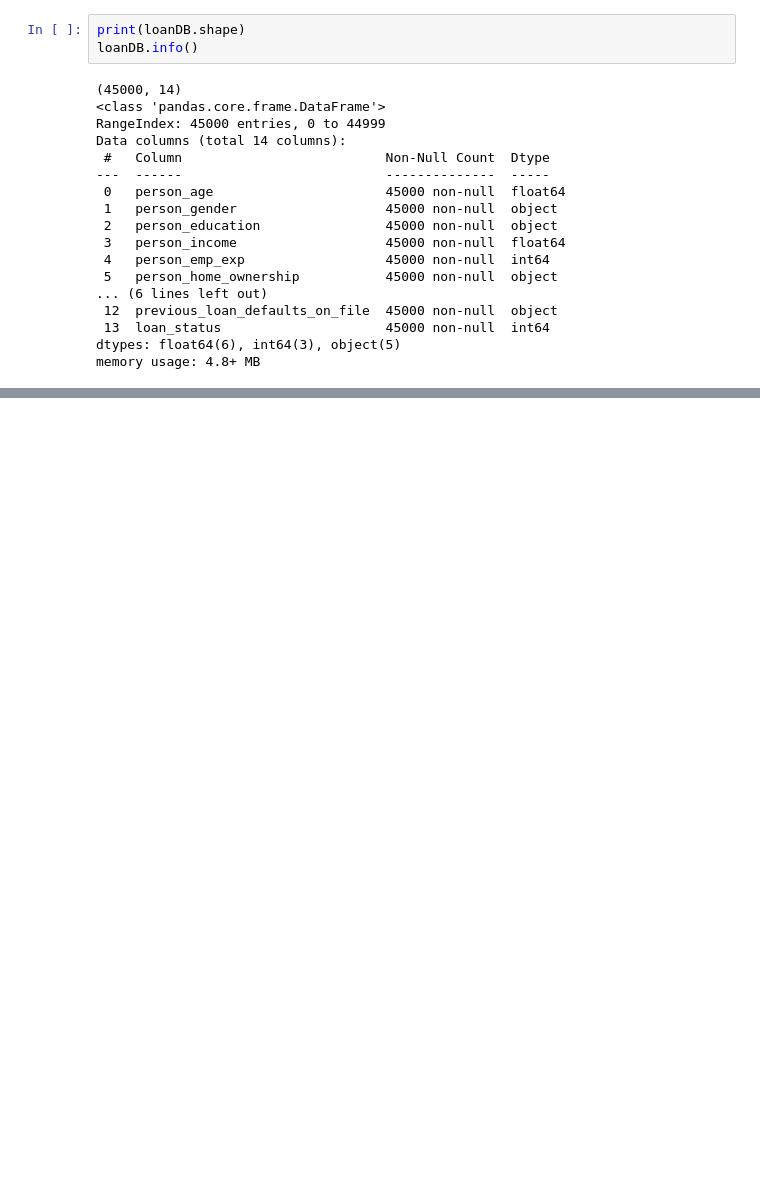
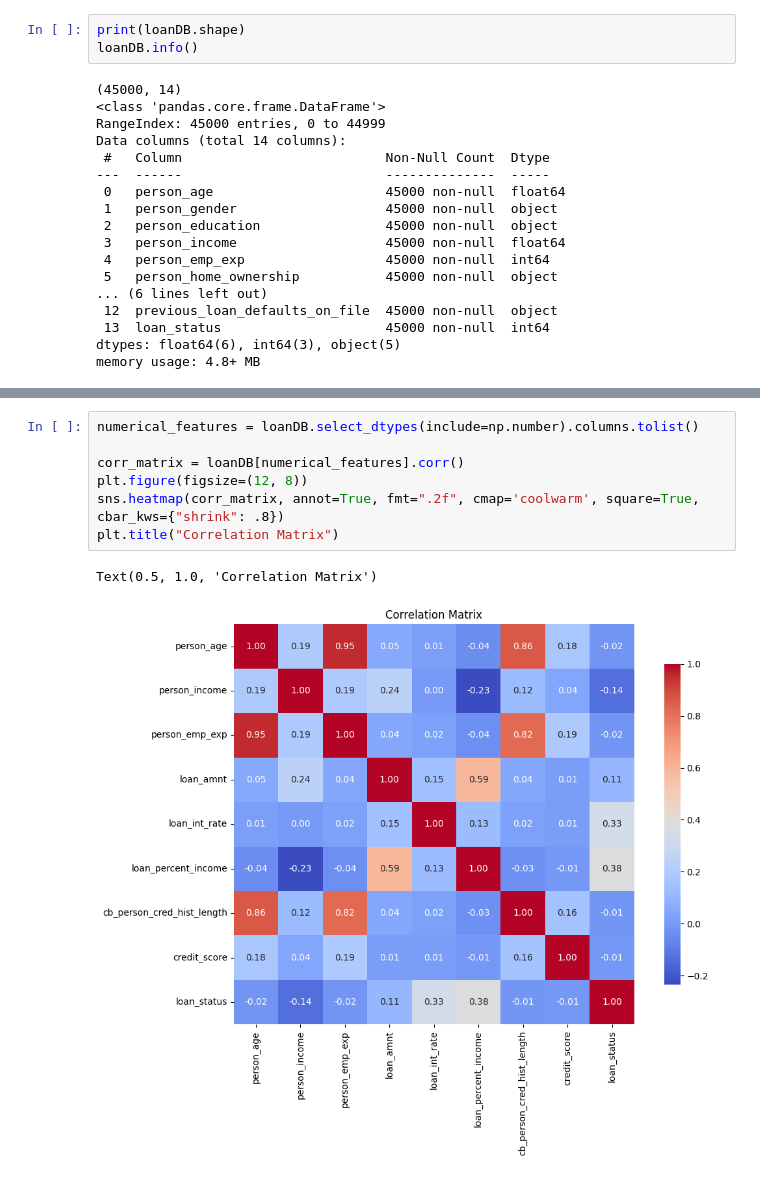
Before and after one commit to AbdulHadi17/VENV-Regression, a Jupyter notebook: notebooks/Logistic regression/main.ipynb, the cells around one changed output, grey strips where cells are left out. Saved outputs shown, nothing was run; the diff lists cells and outputs as text; blank space fills up the shorter version.

```diff
--- a/notebooks/Logistic regression/main.ipynb
+++ b/notebooks/Logistic regression/main.ipynb
@@ -50,0 +150,10 @@ memory usage: 4.8+ MB
+# %%
+numerical_features = loanDB.select_dtypes(include=np.number).columns.tolist()
+
+corr_matrix = loanDB[numerical_features].corr()
+plt.figure(figsize=(12, 8))
+sns.heatmap(corr_matrix, annot=True, fmt=".2f", cmap='coolwarm', square=True, cbar_kws={"shrink": .8})
+plt.title("Correlation Matrix")
+# %% [output]
+Text(0.5, 1.0, 'Correlation Matrix')
+[figure, added]
```
Also changed, not shown: parts of 9 cells of this notebook.
